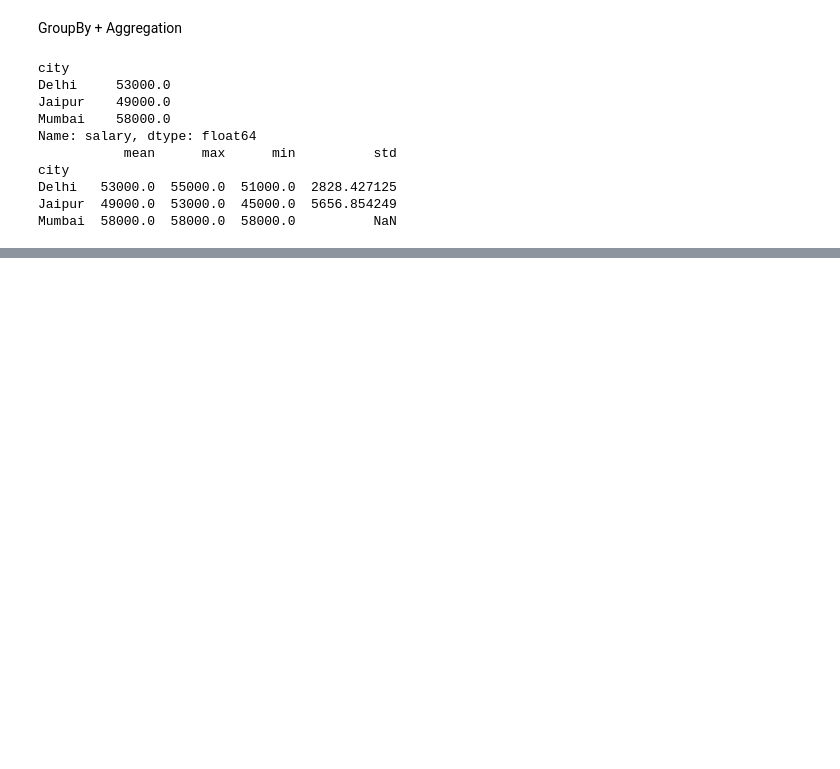
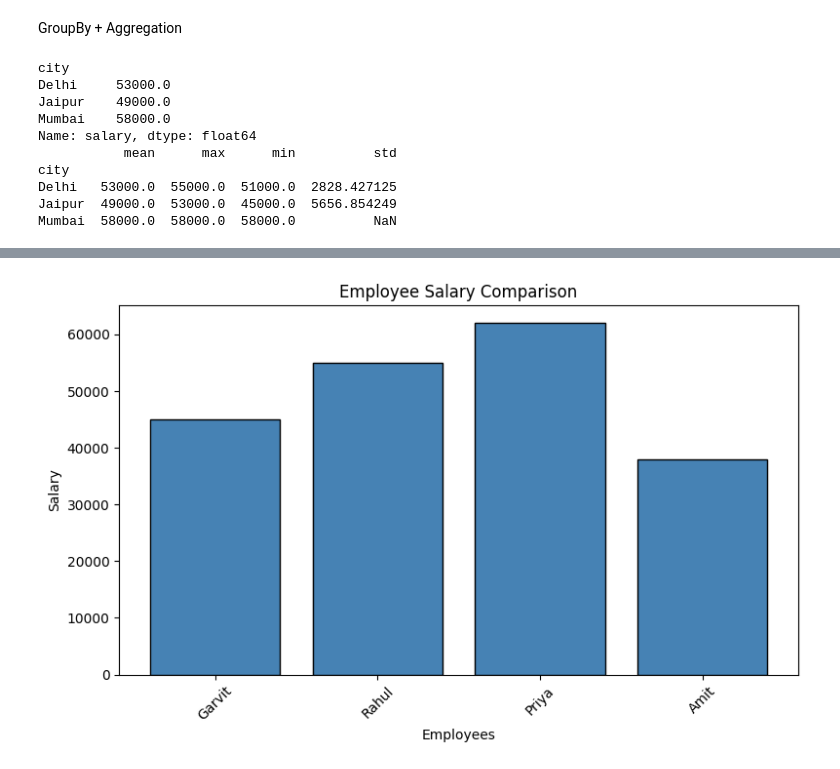
Before and after one commit to Garvitk001/python-grind, a Jupyter notebook: Day6.ipynb, the cells around one changed output, grey strips where cells are left out. Drawn from its saved outputs; the diff is of its cells as text; code cells hidden in the pictures; blank space fills up the shorter version.

```diff
--- a/Day6.ipynb
+++ b/Day6.ipynb
@@ -261,0 +310,12 @@ Mumbai  58000.0  58000.0  58000.0          NaN
+# %%
+plt.figure(figsize=(8,5))
+plt.bar(names,salaries,color="steelblue",edgecolor="black")
+plt.title("Employee Salary Comparison")
+plt.xlabel("Employees")
+plt.xticks(rotation=45)
+plt.ylabel("Salary")
+plt.tight_layout()
+plt.savefig("salary_bar.png")
+plt.show()
+# %% [output]
+[figure, added]
```
Also changed, not shown: parts of 8 cells of this notebook, 5 other files.
